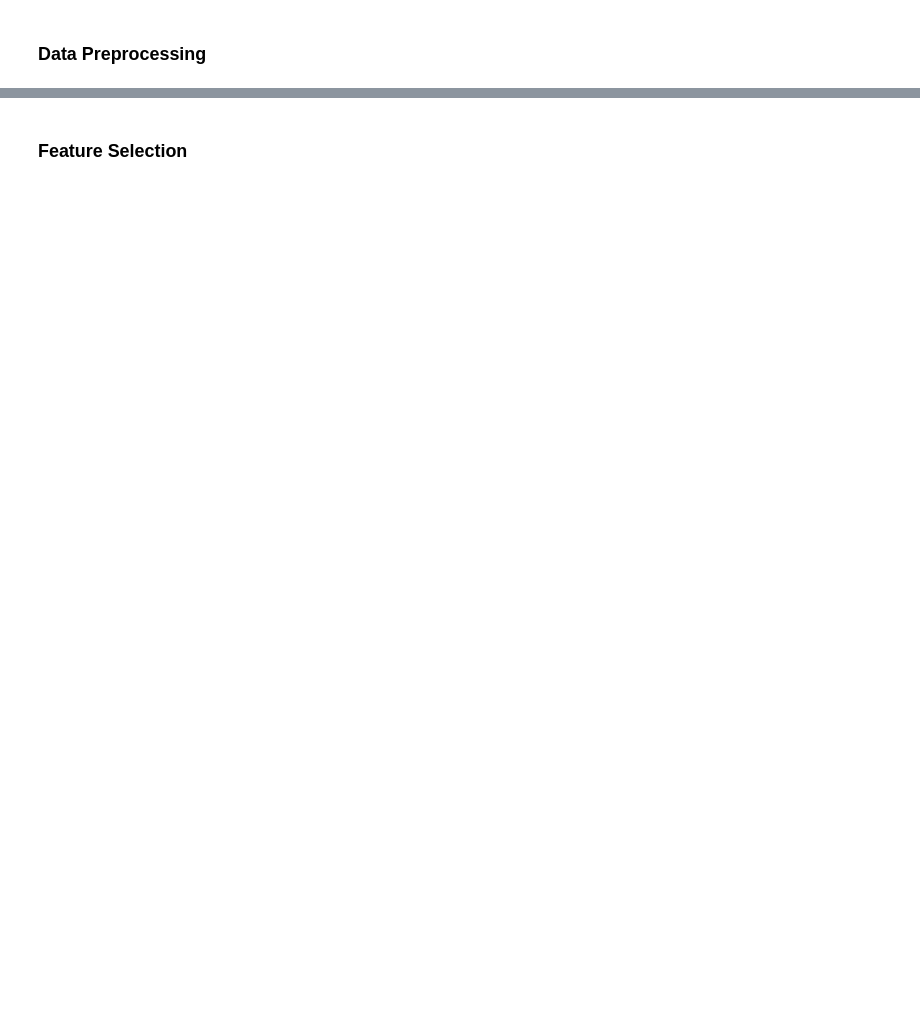
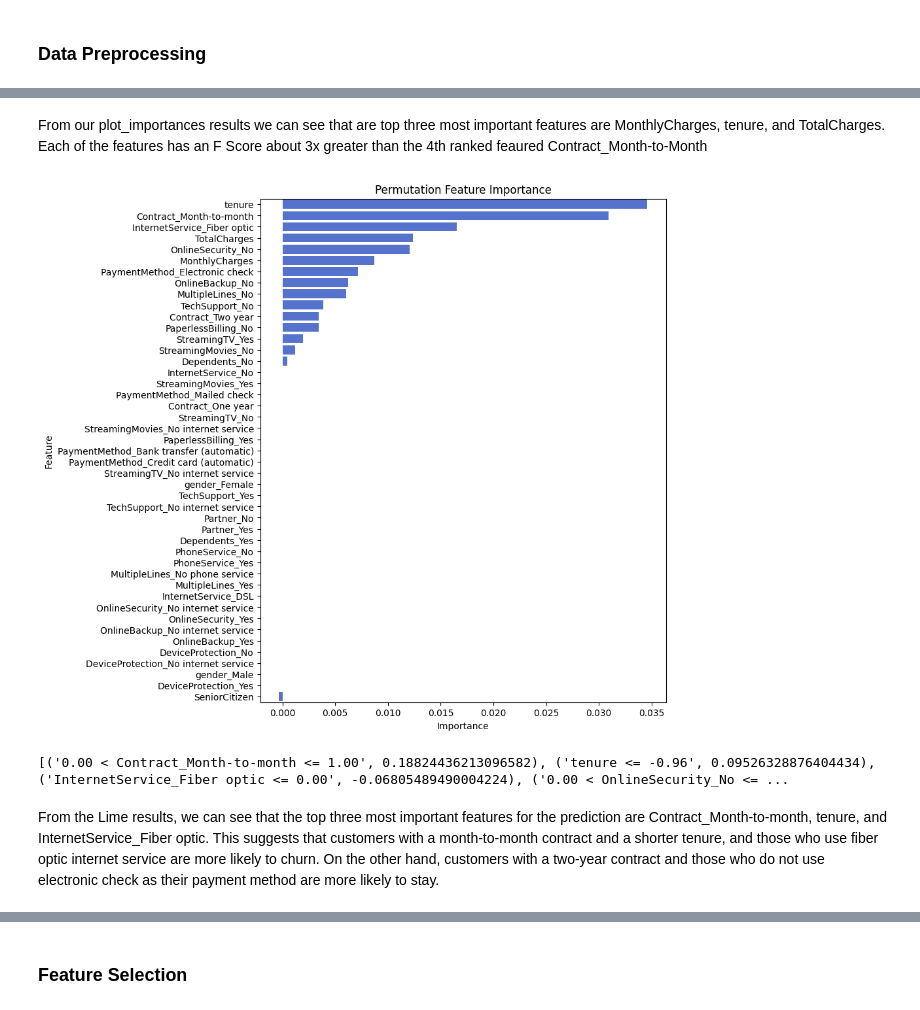
Before and after one commit to JacobJ215/Churn-Analysis-and-Prediction, a Jupyter notebook: churn.ipynb, the cells around one changed output, grey strips where cells are left out. Drawn from its saved outputs; the diff is of its cells as text; code cells hidden in the pictures; blank space fills up the shorter version.

```diff
--- a/churn.ipynb
+++ b/churn.ipynb
@@ -396,0 +786,42 @@ X_train_processed, X_val_processed, X_test_processed = preprocess_data(X_train,
+# %% [markdown]
+From our plot_importances results we can see that are top three most important features are MonthlyCharges, tenure, and TotalCharges. Each of the features has an F Score about 3x greater than the 4th ranked feaured Contract_Month-to-Month
+# %%
+from sklearn.inspection import permutation_importance
+
+# Calculate permutation feature importance
+results = permutation_importance(xgb_model_best, X_val_processed, y_val, n_repeats=10, random_state=42)
+
+# Create a DataFrame for the feature importances
+importance_df = pd.DataFrame({'Feature': X_val_processed.columns, 'Importance': results.importances_mean})
+
+# Sort the DataFrame by importance in descending order
+importance_df = importance_df.sort_values(by='Importance', ascending=False)
+
+# Plot the feature importances using seaborn
+fig, ax = plt.subplots(figsize=(8, 10))
+sns.barplot(data=importance_df, x='Importance', y='Feature', color='royalblue')
+
+# Set the title and axis labels
+ax.set_title('Permutation Feature Importance')
+ax.set_xlabel('Importance')
+ax.set_ylabel('Feature')
+
+plt.show()
+# %% [output]
+[figure, added]
+# %%
+import lime
+import lime.lime_tabular
+
+# create the explainer
+explainer = lime.lime_tabular.LimeTabularExplainer(X_train_processed.values, feature_names=X_train_processed.columns)
+
+# explain the prediction for the first test instance
+exp = explainer.explain_instance(X_test_processed.iloc[0], xgb_model_best.predict_proba)
+
+# print the explanation
+print(exp.as_list())
+# %% [output]
+[('0.00 < Contract_Month-to-month <= 1.00', 0.18824436213096582), ('tenure <= -0.96', 0.09526328876404434), ('InternetService_Fiber optic <= 0.00', -0.06805489490004224), ('0.00 < OnlineSecurity_No <= ...
+# %% [markdown]
+From the Lime results, we can see that the top three most important features for the prediction are Contract_Month-to-month, tenure, and InternetService_Fiber optic. This suggests that customers with a month-to-month contract and a shorter tenure, and those who use fiber optic internet service are more likely to churn. On the other hand, customers with a two-year contract and those who do not use electronic check as their payment method are more likely to stay.
```
Also changed, not shown: parts of 26 cells of this notebook.
